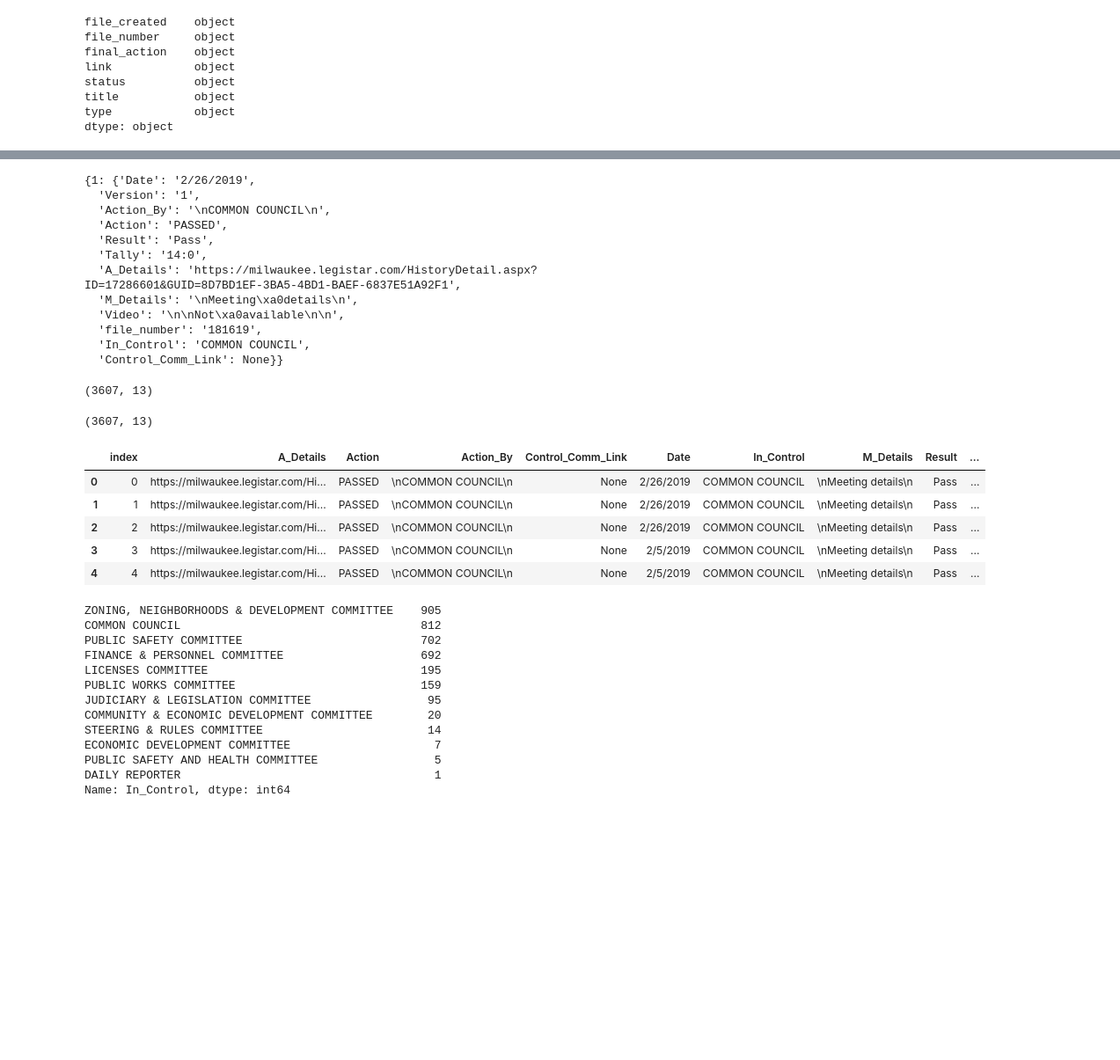
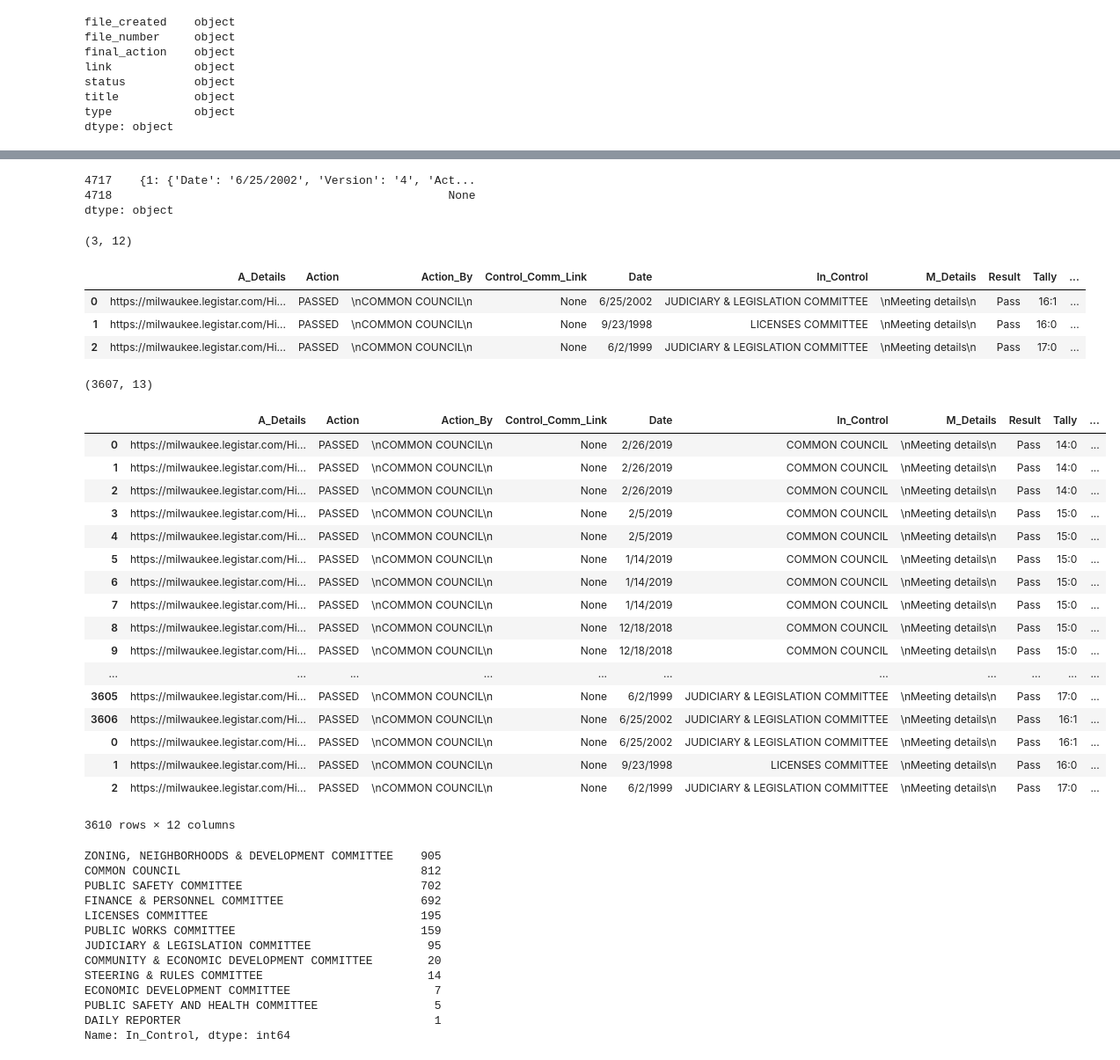
Before and after one commit to Aycrazy/voting_records_mke, a Jupyter notebook: get_voting_records.ipynb, the cells around one changed output, grey strips where cells are left out. Shown: that part at 88% size. Cells and saved outputs as stored; diff of their text form; code cells hidden in the pictures; blank space fills up the shorter version.

```diff
--- a/get_voting_records.ipynb
+++ b/get_voting_records.ipynb
@@ -476,2 +414,2 @@ list(table_body_test)
 # %%
-meta_df.reset_index(drop=True)
+meta_df.reset_index(drop=True,inplace=True)
@@ -581,7 +498,7 @@ start = time.time()
 #                 rv = get_passed_dets_link(rowDriver)
 #                 if rv:
 #                     links_dict[i] = rv
-out = paralellize_get_passed(meta_df, mp_apply_get_dets, 8,16)
+out = paralellize_get_passed(meta_df[-20:], mp_apply_get_dets, 8,16)
 
 end=time.time()
 
@@ -589,22 +524,26 @@ print(end-start)
 # %%
-out[0][2]
+out[0]
 # %% [output]
-{1: {'Date': '2/26/2019',
-  'Version': '1',
-  'Action_By': '\nCOMMON COUNCIL\n',
-  'Action': 'PASSED',
-  'Result': 'Pass',
-  'Tally': '14:0',
-  'A_Details': 'https://milwaukee.legistar.com/HistoryDetail.aspx?ID=17286601&GUID=8D7BD1EF-3BA5-4BD1-BAEF-6837E51A92F1',
-  'M_Details': '\nMeeting\xa0details\n',
-  'Video': '\n\nNot\xa0available\n\n',
-  'file_number': '181619',
-  'In_Control': 'COMMON COUNCIL',
-  'Control_Comm_Link': None}}
+4717    {1: {'Date': '6/25/2002', 'Version': '4', 'Act...
+4718                                                 None
+dtype: object
 # %%
 good_rows=[v  for i in out  for row in i  if row !=None for k,v in row.items()]
 # %%
 #good_rows
+# %%
+new_passed = pd.DataFrame(good_rows)
+
+new_passed.shape
+# %% [output]
+(3, 12)
+# %%
+new_passed
+# %% [output]
+|  | A_Details | Action | Action_By | Control_Comm_Link | Date | In_Control | M_Details | Result | Tally | ... |
+| 0 | https://milwaukee.legistar.com/Hi... | PASSED | \nCOMMON COUNCIL\n | None | 6/25/2002 | JUDICIARY & LEGISLATION COMMITTEE | \nMeeting details\n | Pass | 16:1 | ... |
+| 1 | https://milwaukee.legistar.com/Hi... | PASSED | \nCOMMON COUNCIL\n | None | 9/23/1998 | LICENSES COMMITTEE | \nMeeting details\n | Pass | 16:0 | ... |
+| 2 | https://milwaukee.legistar.com/Hi... | PASSED | \nCOMMON COUNCIL\n | None | 6/2/1999 | JUDICIARY & LEGISLATION COMMITTEE | \nMeeting details\n | Pass | 17:0 | ... |
 # %%
 # passed_df = pd.DataFrame(good_rows)
 
@@ -624,19 +563,29 @@ passed_df.shape
 # table = metadata.tables.get('passed_legislation')
 # base.metadata.drop_all(engine, [table], checkfirst=True)
 #passed_df = pd.read_sql('DROP TABLE passed_legislation;', connection)
-# %%
-passed_df.shape
-# %% [output]
-(3607, 13)
-# %%
-passed_df.head()
-# %% [output]
-|  | index | A_Details | Action | Action_By | Control_Comm_Link | Date | In_Control | M_Details | Result | ... |
-| 0 | 0 | https://milwaukee.legistar.com/Hi... | PASSED | \nCOMMON COUNCIL\n | None | 2/26/2019 | COMMON COUNCIL | \nMeeting details\n | Pass | ... |
-| 1 | 1 | https://milwaukee.legistar.com/Hi... | PASSED | \nCOMMON COUNCIL\n | None | 2/26/2019 | COMMON COUNCIL | \nMeeting details\n | Pass | ... |
-| 2 | 2 | https://milwaukee.legistar.com/Hi... | PASSED | \nCOMMON COUNCIL\n | None | 2/26/2019 | COMMON COUNCIL | \nMeeting details\n | Pass | ... |
-| 3 | 3 | https://milwaukee.legistar.com/Hi... | PASSED | \nCOMMON COUNCIL\n | None | 2/5/2019 | COMMON COUNCIL | \nMeeting details\n | Pass | ... |
-| 4 | 4 | https://milwaukee.legistar.com/Hi... | PASSED | \nCOMMON COUNCIL\n | None | 2/5/2019 | COMMON COUNCIL | \nMeeting details\n | Pass | ... |
+# %%
+passed_df = passed_df.drop(columns='index')
+# %%
+passed_df.append(new_passed)
+# %% [output]
+|  | A_Details | Action | Action_By | Control_Comm_Link | Date | In_Control | M_Details | Result | Tally | ... |
+| 0 | https://milwaukee.legistar.com/Hi... | PASSED | \nCOMMON COUNCIL\n | None | 2/26/2019 | COMMON COUNCIL | \nMeeting details\n | Pass | 14:0 | ... |
+| 1 | https://milwaukee.legistar.com/Hi... | PASSED | \nCOMMON COUNCIL\n | None | 2/26/2019 | COMMON COUNCIL | \nMeeting details\n | Pass | 14:0 | ... |
+| 2 | https://milwaukee.legistar.com/Hi... | PASSED | \nCOMMON COUNCIL\n | None | 2/26/2019 | COMMON COUNCIL | \nMeeting details\n | Pass | 14:0 | ... |
+| 3 | https://milwaukee.legistar.com/Hi... | PASSED | \nCOMMON COUNCIL\n | None | 2/5/2019 | COMMON COUNCIL | \nMeeting details\n | Pass | 15:0 | ... |
+| 4 | https://milwaukee.legistar.com/Hi... | PASSED | \nCOMMON COUNCIL\n | None | 2/5/2019 | COMMON COUNCIL | \nMeeting details\n | Pass | 15:0 | ... |
+| 5 | https://milwaukee.legistar.com/Hi... | PASSED | \nCOMMON COUNCIL\n | None | 1/14/2019 | COMMON COUNCIL | \nMeeting details\n | Pass | 15:0 | ... |
+| 6 | https://milwaukee.legistar.com/Hi... | PASSED | \nCOMMON COUNCIL\n | None | 1/14/2019 | COMMON COUNCIL | \nMeeting details\n | Pass | 15:0 | ... |
+| 7 | https://milwaukee.legistar.com/Hi... | PASSED | \nCOMMON COUNCIL\n | None | 1/14/2019 | COMMON COUNCIL | \nMeeting details\n | Pass | 15:0 | ... |
+| 8 | https://milwaukee.legistar.com/Hi... | PASSED | \nCOMMON COUNCIL\n | None | 12/18/2018 | COMMON COUNCIL | \nMeeting details\n | Pass | 15:0 | ... |
+| 9 | https://milwaukee.legistar.com/Hi... | PASSED | \nCOMMON COUNCIL\n | None | 12/18/2018 | COMMON COUNCIL | \nMeeting details\n | Pass | 15:0 | ... |
+| ... | ... | ... | ... | ... | ... | ... | ... | ... | ... | ... |
+| 3605 | https://milwaukee.legistar.com/Hi... | PASSED | \nCOMMON COUNCIL\n | None | 6/2/1999 | JUDICIARY & LEGISLATION COMMITTEE | \nMeeting details\n | Pass | 17:0 | ... |
+| 3606 | https://milwaukee.legistar.com/Hi... | PASSED | \nCOMMON COUNCIL\n | None | 6/25/2002 | JUDICIARY & LEGISLATION COMMITTEE | \nMeeting details\n | Pass | 16:1 | ... |
+| 0 | https://milwaukee.legistar.com/Hi... | PASSED | \nCOMMON COUNCIL\n | None | 6/25/2002 | JUDICIARY & LEGISLATION COMMITTEE | \nMeeting details\n | Pass | 16:1 | ... |
+| 1 | https://milwaukee.legistar.com/Hi... | PASSED | \nCOMMON COUNCIL\n | None | 9/23/1998 | LICENSES COMMITTEE | \nMeeting details\n | Pass | 16:0 | ... |
+| 2 | https://milwaukee.legistar.com/Hi... | PASSED | \nCOMMON COUNCIL\n | None | 6/2/1999 | JUDICIARY & LEGISLATION COMMITTEE | \nMeeting details\n | Pass | 17:0 | ... |
+3610 rows × 12 columns
 # %%
 passed_df.In_Control.value_counts()
 # %% [output]
```
Also changed, not shown: parts of 46 cells of this notebook, 1 other file.
